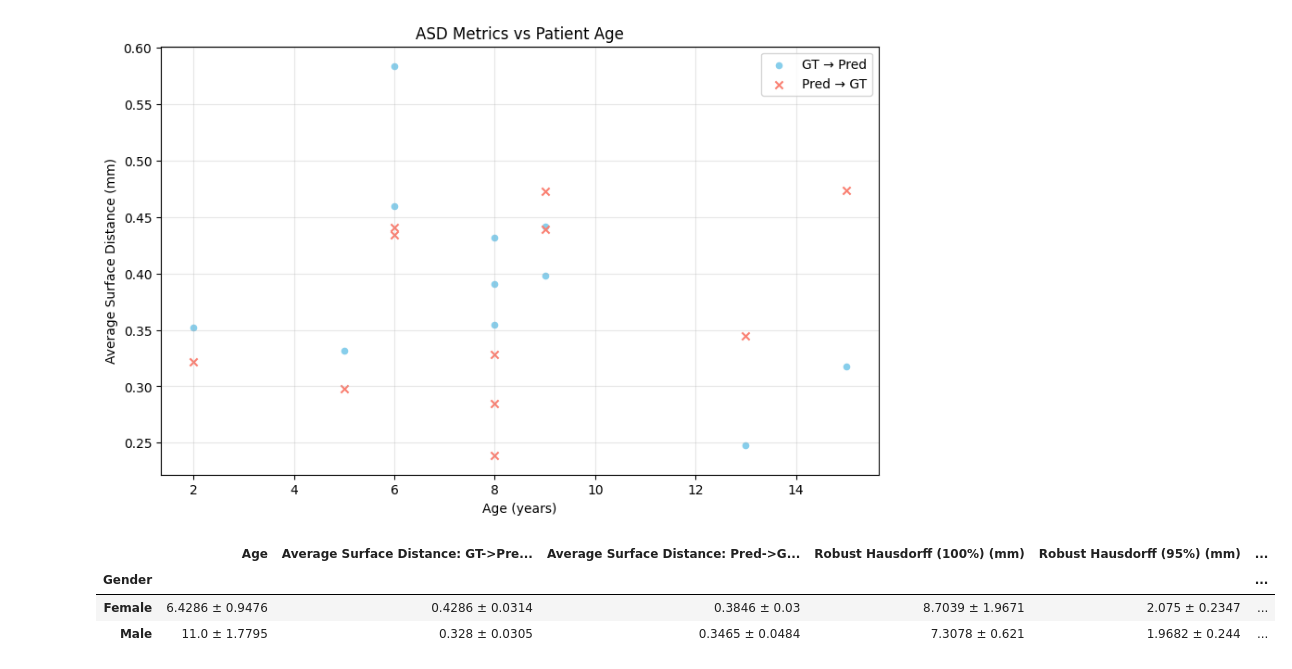
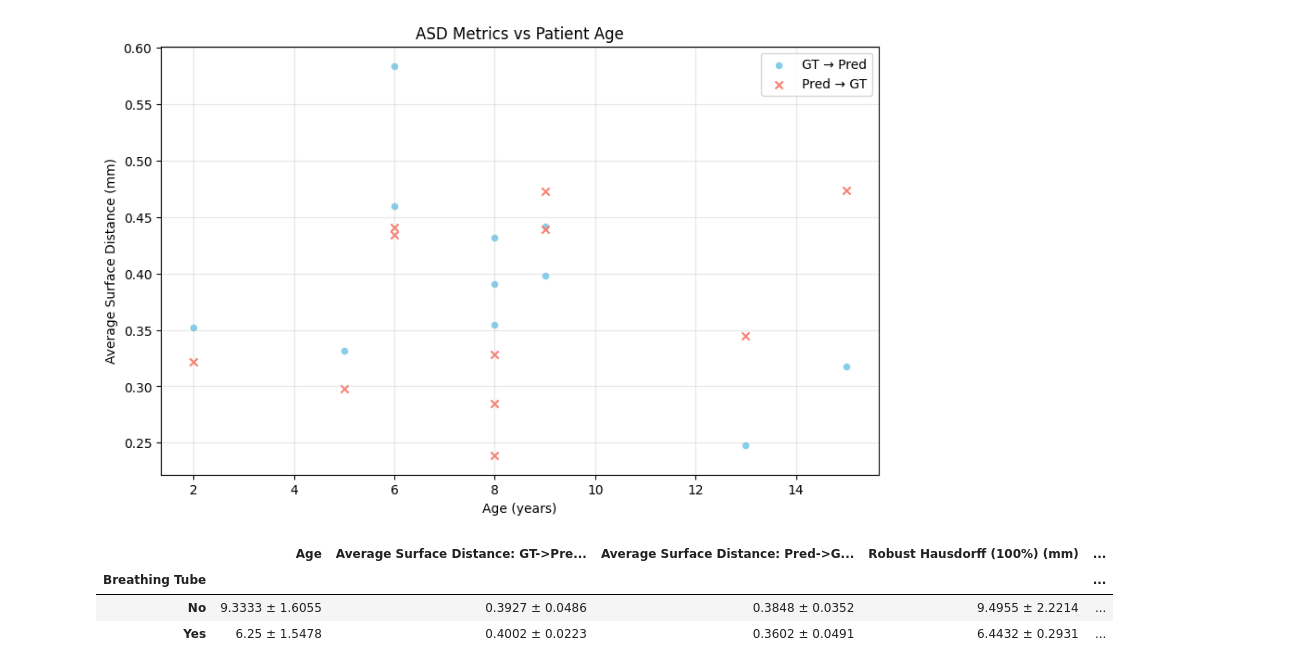
Before and after one commit to abbycrowther/Modelling_Facial_Deformation, a Jupyter notebook: Code/Total_Segmentator/rhabdo_data_work/display_metrics.ipynb, the cells around one changed output. Cells and saved outputs as stored; diff of their text form; code cells hidden in the pictures.

```diff
--- a/Code/Total_Segmentator/rhabdo_data_work/display_metrics.ipynb
+++ b/Code/Total_Segmentator/rhabdo_data_work/display_metrics.ipynb
@@ -196,20 +196,20 @@ plt.show()
 # %%
 import pandas as pd
 
 df = pd.read_csv(r"C:\Users\Abigail Crowther\OneDrive - The University of Manchester\Year 4\MPhys Projects\Semester 1 - Modelling Facial Deformation\Documents\surface_distance_metrics_rhabdo_no_outliers.csv")
 numeric_cols = df.select_dtypes(include='number').columns
 
-means = df.groupby('Gender')[numeric_cols].mean()
-sems = df.groupby('Gender')[numeric_cols].sem()
+means = df.groupby('Breathing Tube')[numeric_cols].mean()
+sems = df.groupby('Breathing Tube')[numeric_cols].sem()
 
 # Create formatted table: "mean ± sem"
 formatted = means.copy().astype(str)
 for col in numeric_cols:
     formatted[col] = means[col].round(4).astype(str) + " ± " + sems[col].round(4).astype(str)
 
 formatted
 # %% [output]
-|  | Age | Average Surface Distance: GT->Pre... | Average Surface Distance: Pred->G... | Robust Hausdorff (100%) (mm) | Robust Hausdorff (95%) (mm) | ... |
-| Gender |  |  |  |  |  | ... |
-| Female | 6.4286 ± 0.9476 | 0.4286 ± 0.0314 | 0.3846 ± 0.03 | 8.7039 ± 1.9671 | 2.075 ± 0.2347 | ... |
-| Male | 11.0 ± 1.7795 | 0.328 ± 0.0305 | 0.3465 ± 0.0484 | 7.3078 ± 0.621 | 1.9682 ± 0.244 | ... |
+|  | Age | Average Surface Distance: GT->Pre... | Average Surface Distance: Pred->G... | Robust Hausdorff (100%) (mm) | ... |
+| Breathing Tube |  |  |  |  | ... |
+| No | 9.3333 ± 1.6055 | 0.3927 ± 0.0486 | 0.3848 ± 0.0352 | 9.4955 ± 2.2214 | ... |
+| Yes | 6.25 ± 1.5478 | 0.4002 ± 0.0223 | 0.3602 ± 0.0491 | 6.4432 ± 0.2931 | ... |
```
Also changed, not shown: parts of 3 cells of this notebook, 1 other file.
